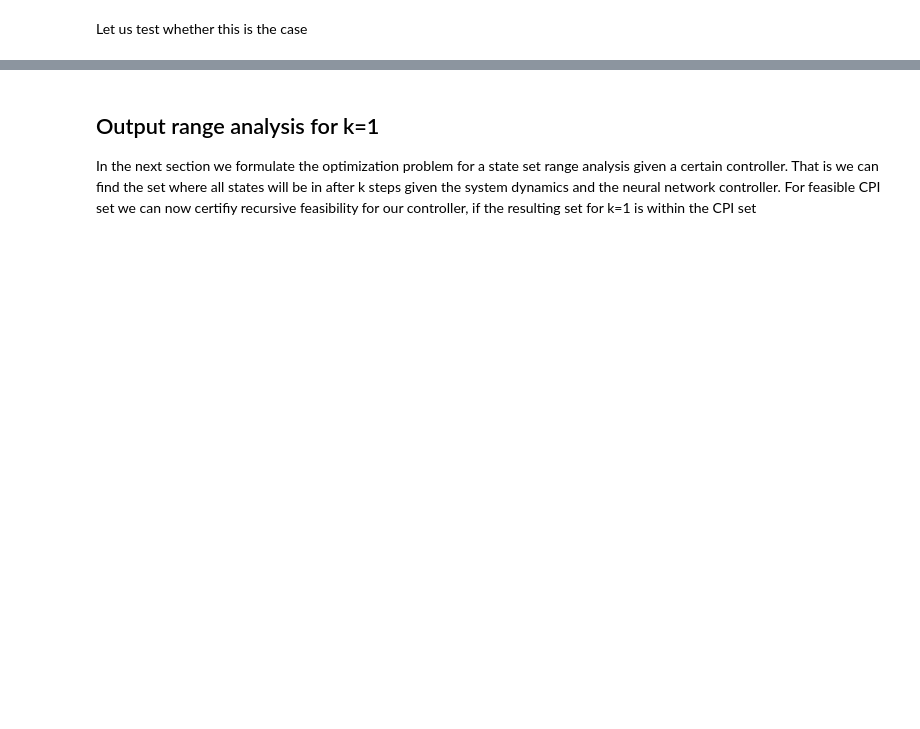
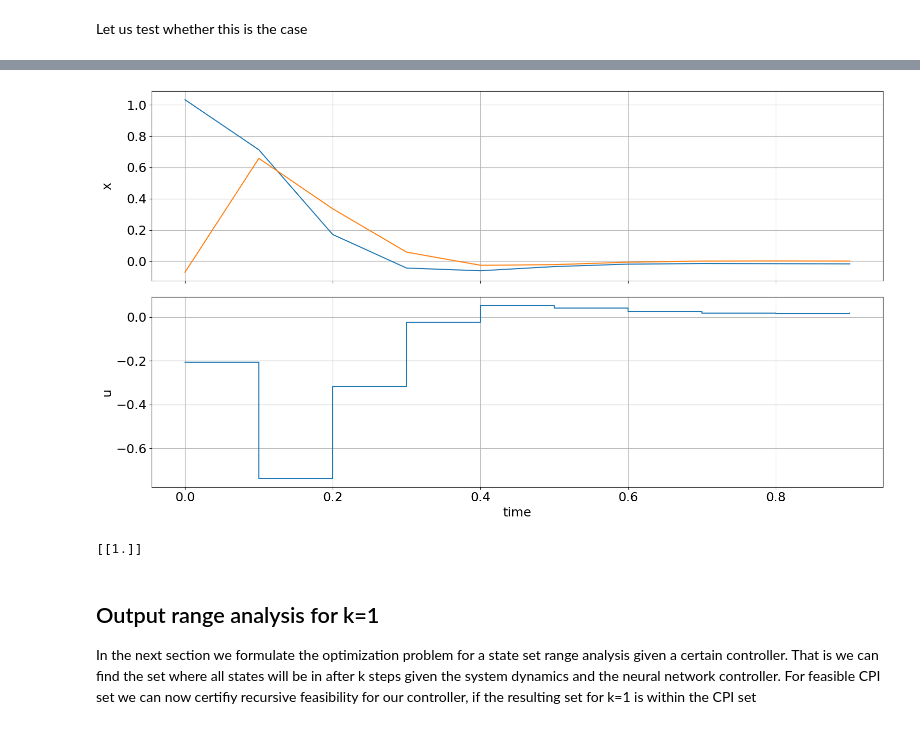
Before and after one commit to JoshuaAda/2025_dycops_workshop, a Jupyter notebook: 02_Det_guarantees_linear_ora/det_guarantees_via_ora.ipynb, the cells around one changed output, grey strips where cells are left out. Saved outputs shown, nothing was run; the diff lists cells and outputs as text; code cells hidden in the pictures; blank space fills up the shorter version.

```diff
--- a/02_Det_guarantees_linear_ora/det_guarantees_via_ora.ipynb
+++ b/02_Det_guarantees_linear_ora/det_guarantees_via_ora.ipynb
@@ -363,3 +406,34 @@ print(approx_mpc.make_step(x,clip_to_bounds=False))
+# %%
+np.random.seed(99)
+# Initial state
+mpc.reset_history()
+simulator.reset_history()
+e = np.ones([model.n_x,1])
+x0 = np.random.uniform(-3*e,3*e) # Values between +3 and +3 for all states
+mpc.x0 = x0
+simulator.x0 = x0
+estimator.x0 = x0
+
+# Use initial state to set the initial guess.
+mpc.set_initial_guess()
+for k in range(10):
+    u0 = approx_mpc.make_step(x0,clip_to_bounds=False)
+    y_next = simulator.make_step(u0)
+    x0 = estimator.make_step(y_next)
+from matplotlib import rcParams
+rcParams['axes.grid'] = True
+rcParams['font.size'] = 18
+_, _, graphics = do_mpc.graphics.default_plot(simulator.data, figsize=(16,9))
+graphics.plot_results()
+graphics.reset_axes()
+plt.show()
+# %% [output]
+[figure, added]
+# %%
+x=np.array([[-3.14473], [-0.70286]])
+print(approx_mpc.make_step(x,clip_to_bounds=False))
+# %% [output]
+[[1.]]
 # %% [markdown]
 ## Output range analysis for k=1
 In the next section we formulate the optimization problem for a state set range analysis given a certain controller. That is we can find the set where all states will be in after k steps given the system dynamics and the neural network controller.
```
Also changed, not shown: parts of 14 cells of this notebook, 49 other files.
